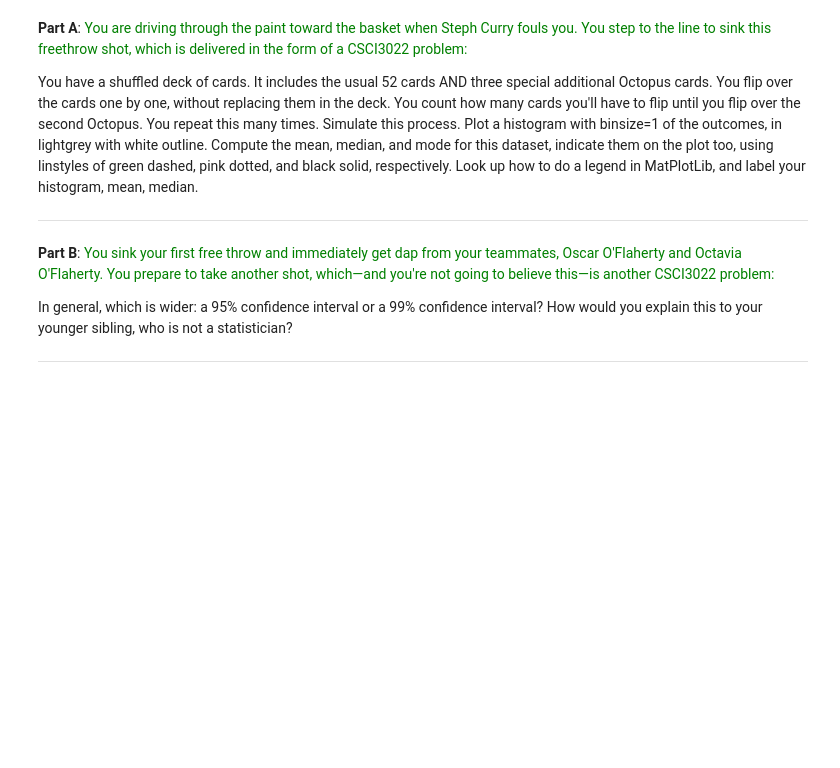
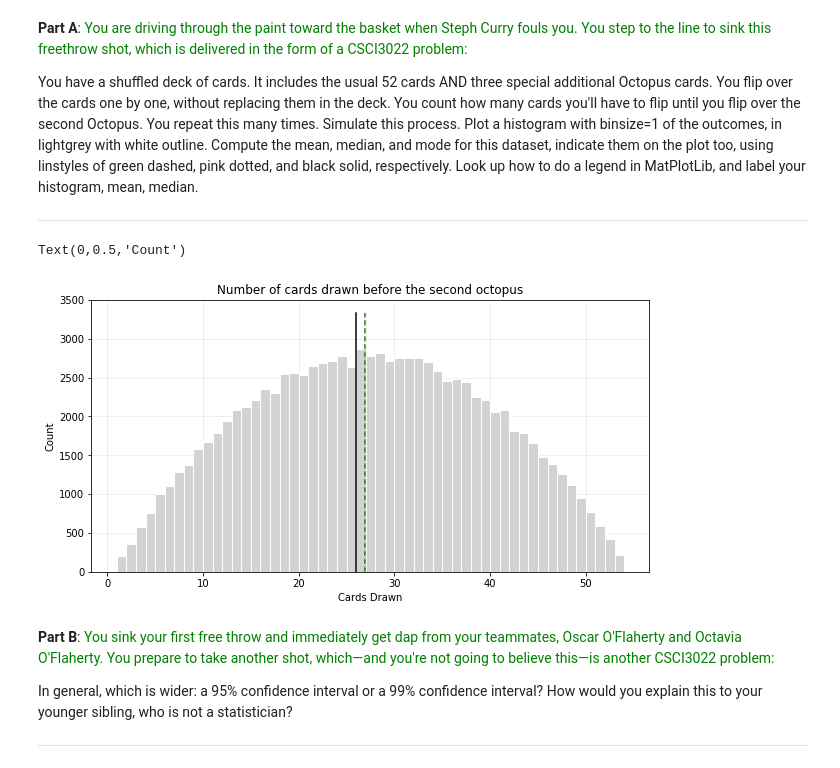
Before and after one commit to howardmonington/friendly-fortnight, a Jupyter notebook: homework/homework5/hmwk05_Kennedy_Alex.ipynb, the cells around one changed output. Saved outputs shown, nothing was run; the diff lists cells and outputs as text; code cells hidden in the pictures; blank space fills up the shorter version.

```diff
--- a/homework/homework5/hmwk05_Kennedy_Alex.ipynb
+++ b/homework/homework5/hmwk05_Kennedy_Alex.ipynb
@@ -579,6 +604,57 @@ Keep your skills sharp by answering these straightforward questions.
 
 You have a shuffled deck of cards. It includes the usual 52 cards AND three special additional Octopus cards. You flip over the cards one by one, without replacing them in the deck. You count how many cards you'll have to flip until you flip over the second Octopus.  You repeat this many times. Simulate this process. Plot a histogram with binsize=1 of the outcomes, in lightgrey with white outline. Compute the mean, median, and mode for this dataset, indicate them on the plot too, using linstyles of green dashed, pink dotted, and black solid, respectively. Look up how to do a legend in MatPlotLib, and label your histogram, mean, median.
 ***
+# %%
+from random import shuffle
+
+class Deck:
+    def __init__(self):
+        self.cards = []
+        for i in range(52):
+            self.cards.append('Usual')
+        for i in range(3):
+            self.cards.append('Octopus')
+        shuffle(self.cards)
+
+    def draw(self):
+        return self.cards.pop()
+
+def simulateCardDraws(m):
+    all_number_drawn_before_octo_2 = []
+    #repeat m simulations
+    for i in range(m):
+        number_octo_drawn = 0
+        d = Deck()
+        cards_drawn = 0
+        while number_octo_drawn < 2:
+            drawn = d.draw()
+            cards_drawn += 1
+            if(drawn == 'Octopus'):
+                number_octo_drawn += 1
+        all_number_drawn_before_octo_2.append(cards_drawn - 1)
+    return all_number_drawn_before_octo_2
+
+cdDf = pd.Series(simulateCardDraws(100000))
+mean = cdDf.mean()
+median = cdDf.median()
+mode = cdDf.mode()
+fig, ax = plt.subplots(1,1,figsize=(10,5))
+cdDf.hist(ax = ax,
+          bins = range(1, 55),
+           facecolor='lightgray',
+         edgecolor = 'white',
+         label="histogram bins")
+plt.plot([mean, mean],[0, len(cdDf)/30], color = 'green', linestyle = '--', label="mean")
+plt.plot([median, median],[0,len(cdDf)/30], color = 'pink', linestyle = ':', label="median")
+plt.plot([mode, mode],[0, len(cdDf)/30], color = 'black', "mode")
+ax.grid(alpha = 0.25)
+ax.set_axisbelow(True)
+ax.set_title("Number of cards drawn before the second octopus")
+ax.set_xlabel("Cards Drawn")
+ax.set_ylabel("Count")
+# %% [output]
+Text(0,0.5,'Count')
+[figure, added]
 # %% [markdown]
 **Part B**: <font color='green'>You sink your first free throw and immediately get dap from your teammates, Oscar O'Flaherty and Octavia O'Flaherty. You prepare to take another shot, which—and you're not going to believe this—is another CSCI3022 problem:</font>
 
```
Also changed, not shown: parts of 3 cells of this notebook.
